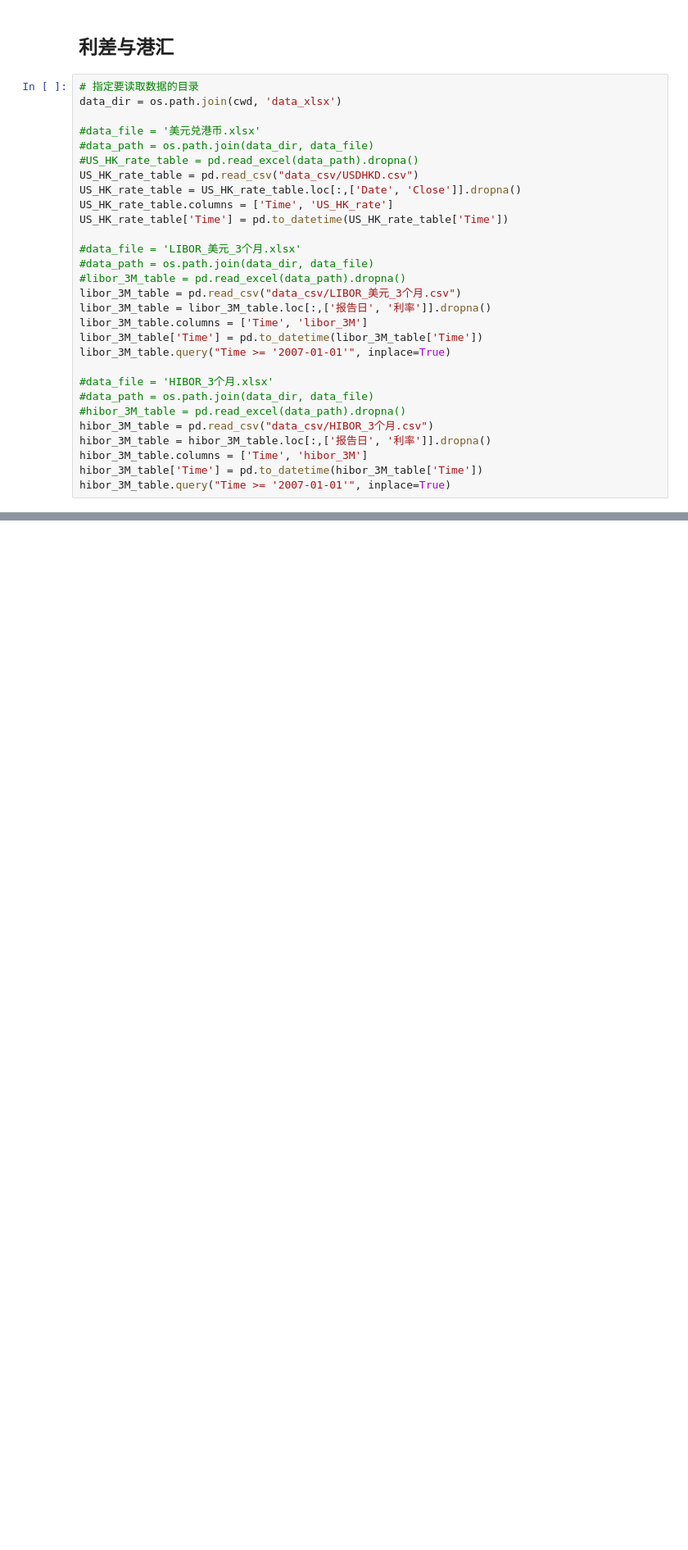
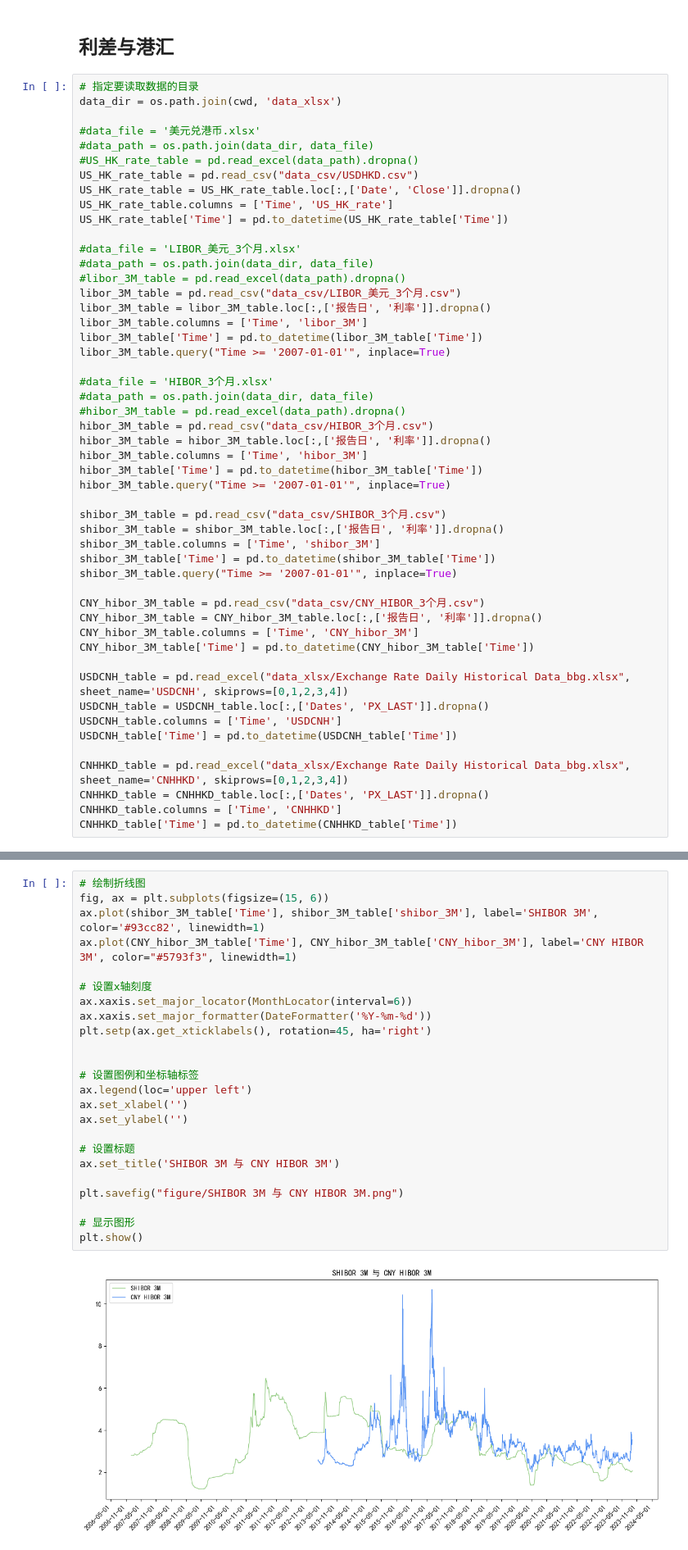
Before and after one commit to SiruoTu/RMB-index2, a Jupyter notebook: Transform2.ipynb, the cells around one changed output, grey strips where cells are left out. Shown at 82% size. Drawn from its saved outputs; the diff is of its cells as text; blank space fills up the shorter version.

```diff
--- a/Transform2.ipynb
+++ b/Transform2.ipynb
@@ -1133,6 +1160,27 @@ hibor_3M_table = hibor_3M_table.loc[:,['报告日', '利率']].dropna()
 hibor_3M_table.columns = ['Time', 'hibor_3M']
 hibor_3M_table['Time'] = pd.to_datetime(hibor_3M_table['Time'])
 hibor_3M_table.query("Time >= '2007-01-01'", inplace=True)
+
+shibor_3M_table = pd.read_csv("data_csv/SHIBOR_3个月.csv")
+shibor_3M_table = shibor_3M_table.loc[:,['报告日', '利率']].dropna()
+shibor_3M_table.columns = ['Time', 'shibor_3M']
+shibor_3M_table['Time'] = pd.to_datetime(shibor_3M_table['Time'])
+shibor_3M_table.query("Time >= '2007-01-01'", inplace=True)
+
+CNY_hibor_3M_table = pd.read_csv("data_csv/CNY_HIBOR_3个月.csv")
+CNY_hibor_3M_table = CNY_hibor_3M_table.loc[:,['报告日', '利率']].dropna()
+CNY_hibor_3M_table.columns = ['Time', 'CNY_hibor_3M']
+CNY_hibor_3M_table['Time'] = pd.to_datetime(CNY_hibor_3M_table['Time'])
+
+USDCNH_table = pd.read_excel("data_xlsx/Exchange Rate Daily Historical Data_bbg.xlsx", sheet_name='USDCNH', skiprows=[0,1,2,3,4])
+USDCNH_table = USDCNH_table.loc[:,['Dates', 'PX_LAST']].dropna()
+USDCNH_table.columns = ['Time', 'USDCNH']
+USDCNH_table['Time'] = pd.to_datetime(USDCNH_table['Time'])
+
+CNHHKD_table = pd.read_excel("data_xlsx/Exchange Rate Daily Historical Data_bbg.xlsx", sheet_name='CNHHKD', skiprows=[0,1,2,3,4])
+CNHHKD_table = CNHHKD_table.loc[:,['Dates', 'PX_LAST']].dropna()
+CNHHKD_table.columns = ['Time', 'CNHHKD']
+CNHHKD_table['Time'] = pd.to_datetime(CNHHKD_table['Time'])
 # %%
 # 绘制折线图
 fig, ax = plt.subplots(figsize=(15, 6))
@@ -1159,3 +1207,29 @@ plt.savefig("figure/LIBOR 3M 与 HIBOR 3M.png")
 plt.show()
 # %% [output]
 [figure]
+# %%
+# 绘制折线图
+fig, ax = plt.subplots(figsize=(15, 6))
+ax.plot(shibor_3M_table['Time'], shibor_3M_table['shibor_3M'], label='SHIBOR 3M', color='#93cc82', linewidth=1)
+ax.plot(CNY_hibor_3M_table['Time'], CNY_hibor_3M_table['CNY_hibor_3M'], label='CNY HIBOR 3M', color="#5793f3", linewidth=1)
+
+# 设置x轴刻度
+ax.xaxis.set_major_locator(MonthLocator(interval=6))
+ax.xaxis.set_major_formatter(DateFormatter('%Y-%m-%d'))
+plt.setp(ax.get_xticklabels(), rotation=45, ha='right')
+
+
+# 设置图例和坐标轴标签
+ax.legend(loc='upper left')
+ax.set_xlabel('')
+ax.set_ylabel('')
+
+# 设置标题
+ax.set_title('SHIBOR 3M 与 CNY HIBOR 3M')
+
+plt.savefig("figure/SHIBOR 3M 与 CNY HIBOR 3M.png")
+
+# 显示图形
+plt.show()
+# %% [output]
+[figure, added]
```
Also changed, not shown: parts of 17 cells of this notebook.
